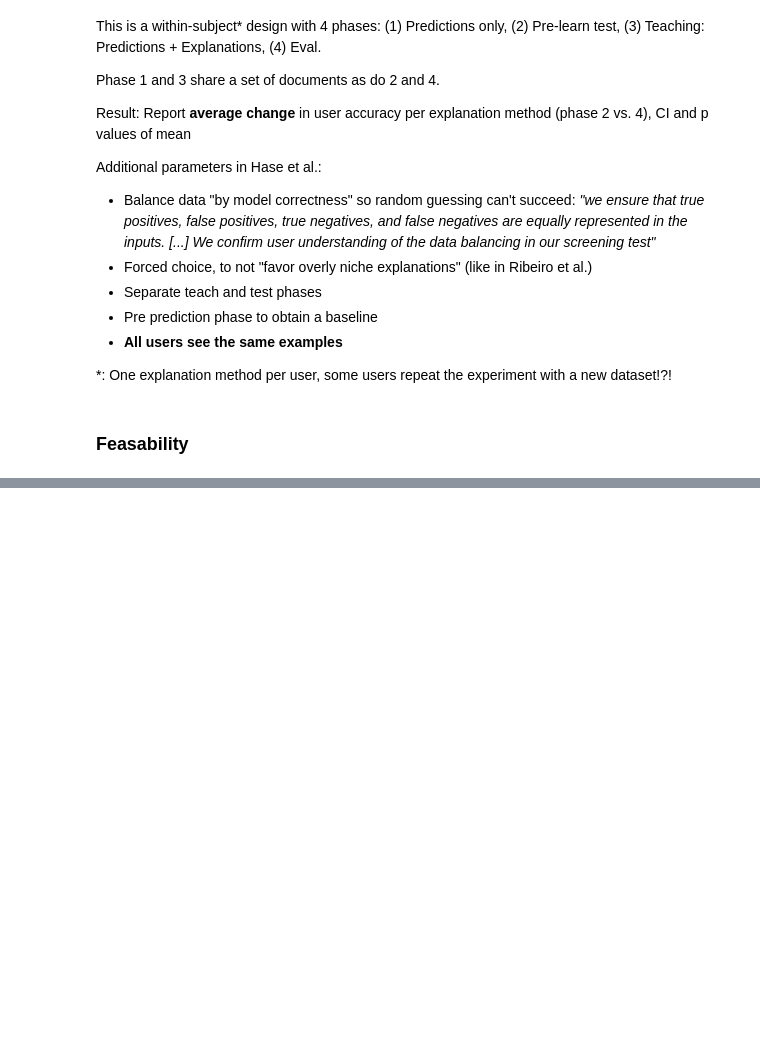
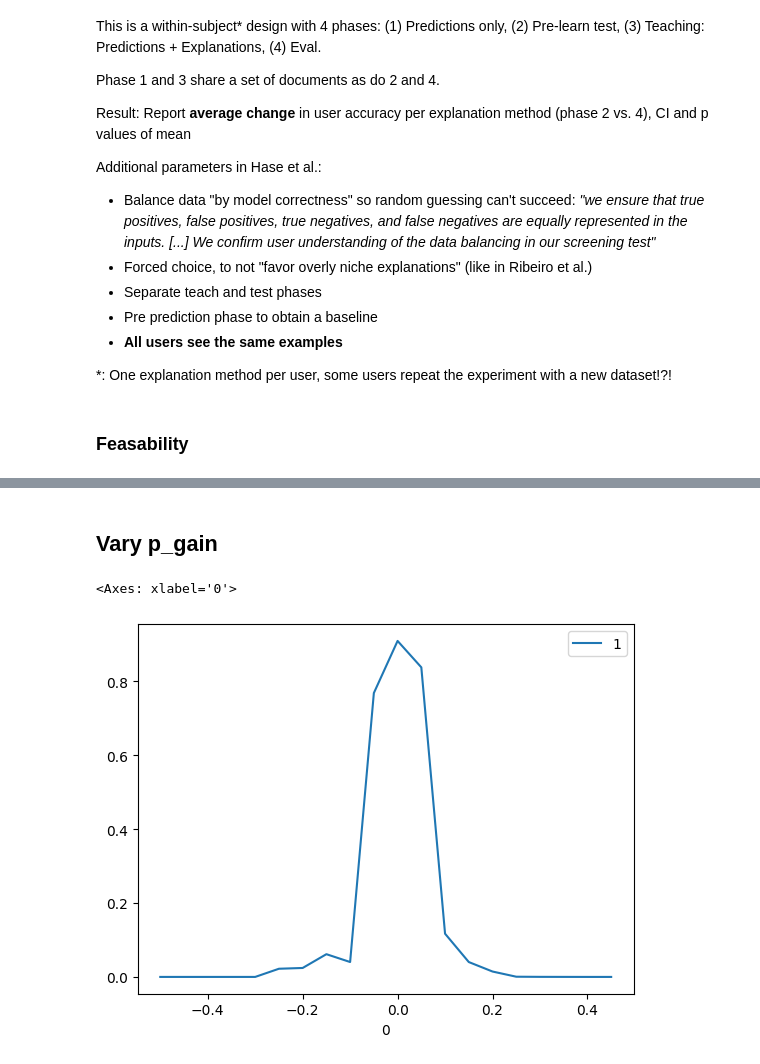
Before and after one commit to loris3/evaluation_explanation_quality, a Jupyter notebook: simulatability.ipynb, the cells around one changed output, grey strips where cells are left out. Drawn from its saved outputs; the diff is of its cells as text; code cells hidden in the pictures; blank space fills up the shorter version.

```diff
--- a/simulatability.ipynb
+++ b/simulatability.ipynb
@@ -127,11 +134,23 @@ def simulate_hase(
 
         n_learn = 16,
         n_eval = 16,
-        n_users = 12,
+        n_users = 10,
+
+        mu_got_it_right_pre=0.5,
+        sigma_got_it_right_pre=0.05,
+
+        mu_gain = 0.1,
+        sigma_gain = 0.1,
 
 
 ):
-    users = ["u_%s" % i for i in range(1,n_users+1)]
+    users = []
+    user_dist_without = lambda : np.clip(np.random.normal(mu_got_it_right_pre, sigma_got_it_right_pre, 1)[0], 0,1)
+    user_dist_gain = lambda : np.clip(np.random.normal(mu_gain, sigma_gain, 1)[0], -1,1)
+    for i in range(1, n_users+1):
+        p_without = user_dist_without()
+        p_with = np.clip(p_without + user_dist_gain(), 0,1)
+        users.append(("u_%s" % i, p_without ,p_with))
     documents_learn_1_2 = ["l_%s" % i for i in range(1,n_learn+1)]
     documents_pre_eval = ["e_%s" % i for i in range(1,n_eval+1)]
 
@@ -141,8 +160,8 @@ def simulate_hase(
     df_pre =pd.DataFrame(responses_pre, columns=columns_experiment)
     df_eval =pd.DataFrame(responses_eval, columns=columns_experiment)
 
-
-
+ #   print("# responses pre", len(responses_pre))
+  #  print("# responses pre per method", len(responses_pre)/3)
    # print("Each user saw {} instances. ".format(2*n_learn + 2*n_eval) )
    # print("Used {} unique documents. A set of {} in phase 1 and 3; and a set of {} in phase 2 and 4.".format(n_learn + n_eval,n_learn, n_eval))
 
@@ -157,0 +177,2 @@ simulate_hase()
+# %% [markdown]
+## Vary p_gain
@@ -157,0 +183,25 @@ simulate_hase()
+# %%
+n_users = 33
+p_values = []
+for _ in range(0,100):
+    mu_gain_ = np.arange(-0.5,0.5, 0.05)
+    for mu_gain in mu_gain_:
+        if mu_gain == 0:
+            continue
+        p_values.append((mu_gain, simulate_hase(
+            n_learn = 16,
+            n_eval = 16,
+            n_users = n_users//3,
+
+            mu_got_it_right_pre=0.5,
+            sigma_got_it_right_pre=0.1,
+
+            mu_gain = mu_gain,
+            sigma_gain = 0.01,
+            )))
+df = pd.DataFrame(p_values)
+# %%
+df.groupby(0).mean().plot()
+# %% [output]
+<Axes: xlabel='0'>
+[figure, added]
```
Also changed, not shown: parts of 11 cells of this notebook, 5 other files.
